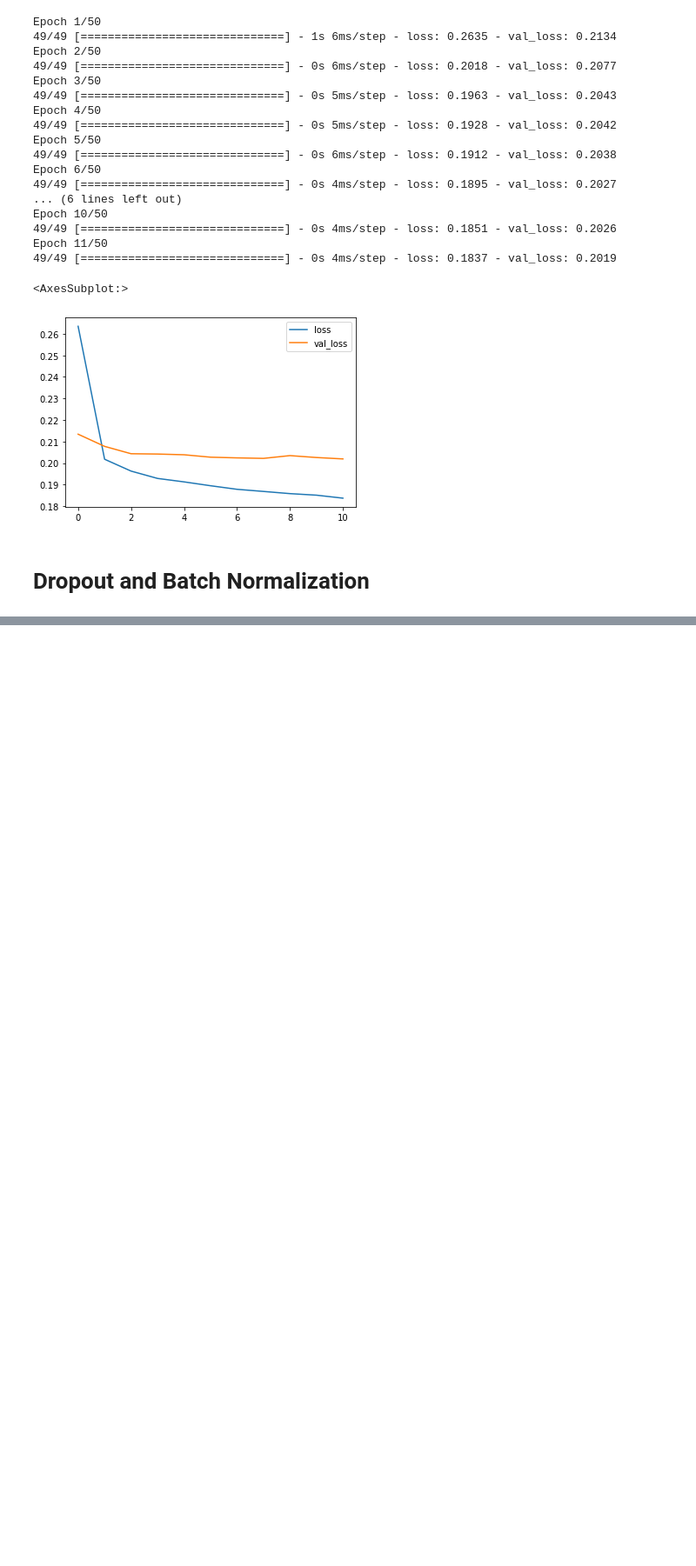
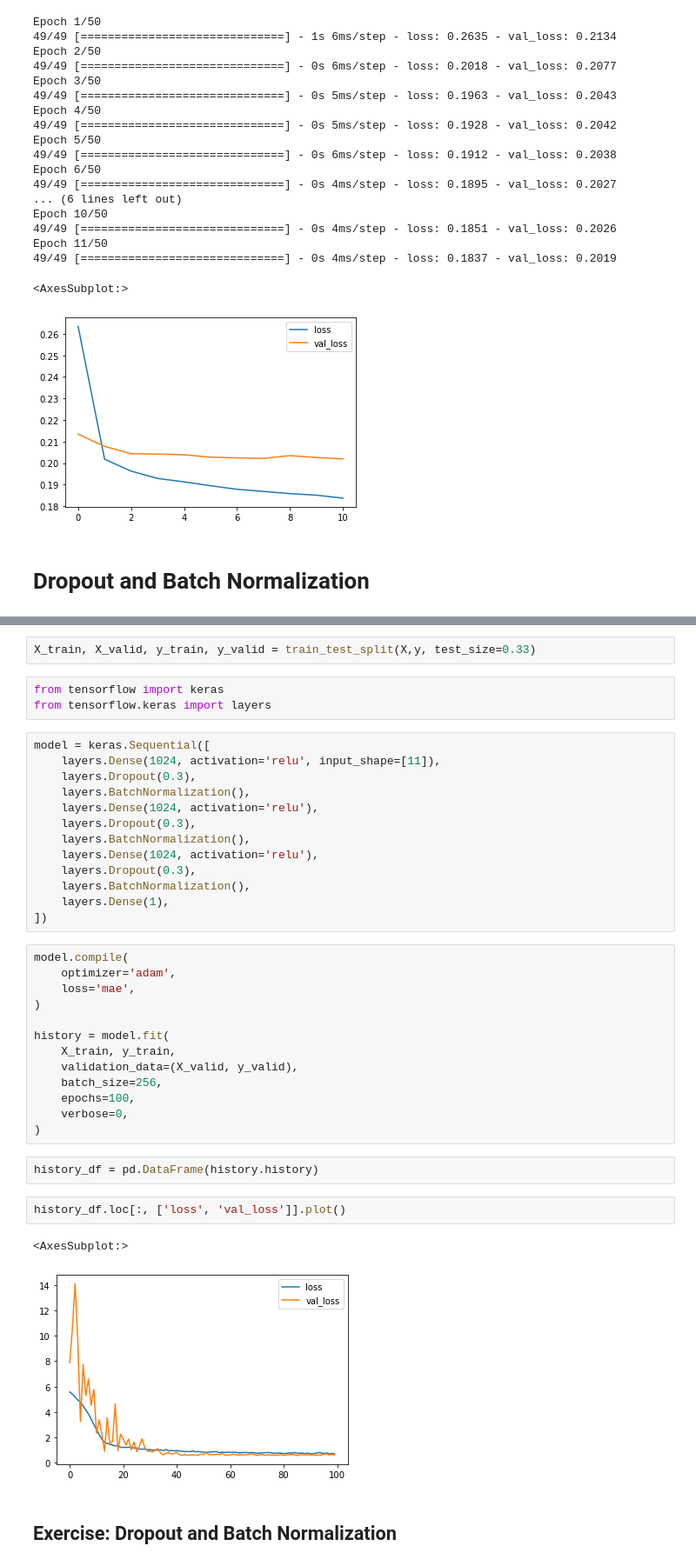
Before and after one commit to AliakbarMehdizadeh/Deep-Neural-Networks, a Jupyter notebook: Intro_to_Deep_Learning.ipynb, the cells around one changed output, grey strips where cells are left out. Shown: that part at 87% size. Drawn from its saved outputs; the diff is of its cells as text; blank space fills up the shorter version.

```diff
--- a/Intro_to_Deep_Learning.ipynb
+++ b/Intro_to_Deep_Learning.ipynb
@@ -581,0 +587,40 @@ Epoch 11/50
+# %%
+X_train, X_valid, y_train, y_valid = train_test_split(X,y, test_size=0.33)
+# %%
+from tensorflow import keras
+from tensorflow.keras import layers
+# %%
+model = keras.Sequential([
+    layers.Dense(1024, activation='relu', input_shape=[11]),
+    layers.Dropout(0.3),
+    layers.BatchNormalization(),
+    layers.Dense(1024, activation='relu'),
+    layers.Dropout(0.3),
+    layers.BatchNormalization(),
+    layers.Dense(1024, activation='relu'),
+    layers.Dropout(0.3),
+    layers.BatchNormalization(),
+    layers.Dense(1),
+])
+# %%
+model.compile(
+    optimizer='adam',
+    loss='mae',
+)
+
+history = model.fit(
+    X_train, y_train,
+    validation_data=(X_valid, y_valid),
+    batch_size=256,
+    epochs=100,
+    verbose=0,
+)
+# %%
+history_df = pd.DataFrame(history.history)
+# %%
+history_df.loc[:, ['loss', 'val_loss']].plot()
+# %% [output]
+<AxesSubplot:>
+[figure, added]
+# %% [markdown]
+## Exercise: Dropout and Batch Normalization
```
Also changed, not shown: parts of 22 cells of this notebook.
